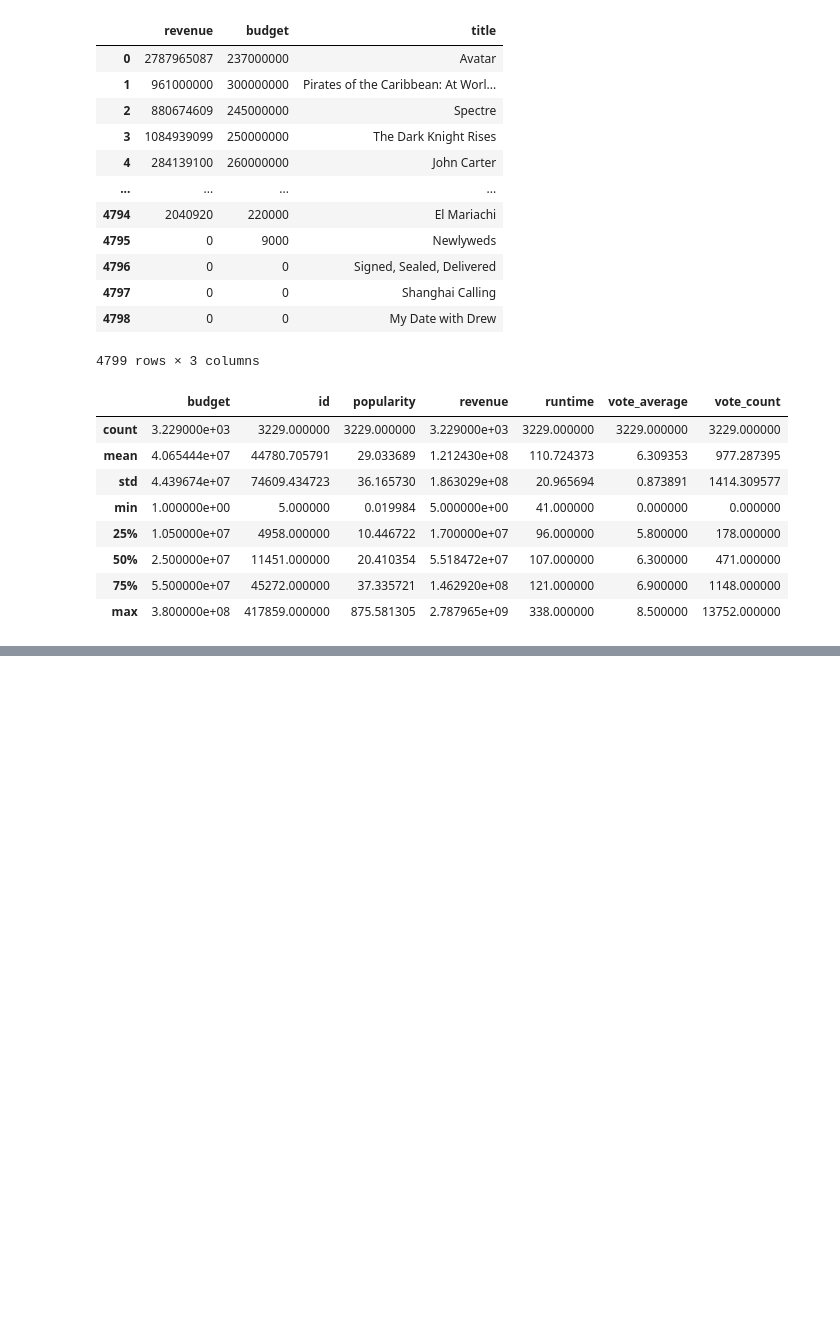
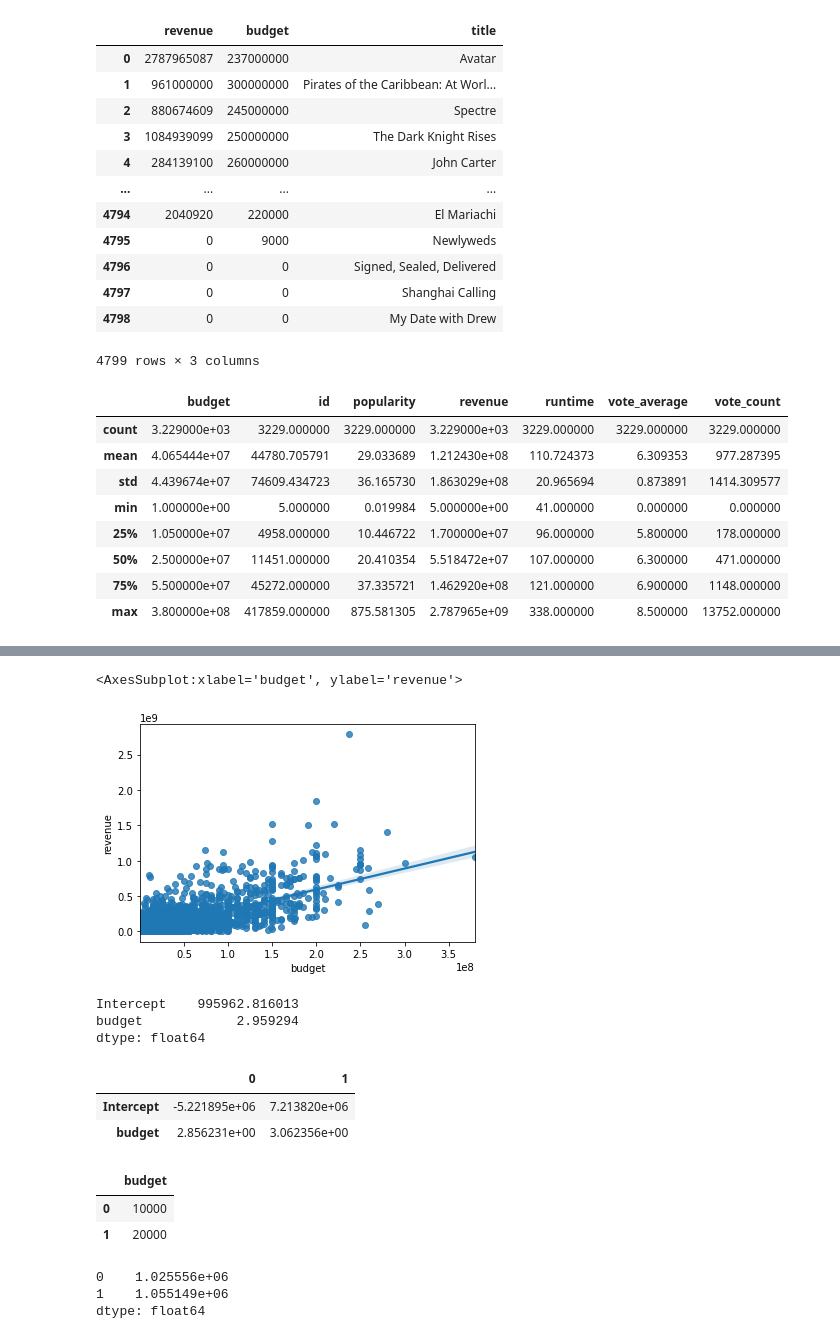
Before and after one commit to sallystoyell/f21_pfssr_wk11, a Jupyter notebook: F21 EPSY5122 PFSSR Week11.ipynb, the cells around one changed output, grey strips where cells are left out. Cells and saved outputs as stored; diff of their text form; code cells hidden in the pictures; blank space fills up the shorter version.

```diff
--- a/F21 EPSY5122 PFSSR Week11.ipynb
+++ b/F21 EPSY5122 PFSSR Week11.ipynb
@@ -142,0 +143,5 @@ mov4.sort_values(by='revenue').head(n=50)
+# %%
+sns.regplot(x=mov4.budget, y=mov4.revenue)
+# %% [output]
+<AxesSubplot:xlabel='budget', ylabel='revenue'>
+[figure, added]
@@ -142,0 +150,25 @@ mov4.sort_values(by='revenue').head(n=50)
+# %%
+lm.params
+# %% [output]
+Intercept    995962.816013
+budget            2.959294
+dtype: float64
+# %%
+lm.conf_int()
+# %% [output]
+|  | 0 | 1 |
+| Intercept | -5.221895e+06 | 7.213820e+06 |
+| budget | 2.856231e+00 | 3.062356e+00 |
+# %%
+preds = pd.DataFrame({'budget': [10000, 20000]})
+preds
+# %% [output]
+|  | budget |
+| 0 | 10000 |
+| 1 | 20000 |
+# %%
+lm.predict(preds)
+# %% [output]
+0    1.025556e+06
+1    1.055149e+06
+dtype: float64
```
Also changed, not shown: parts of 6 cells of this notebook.
